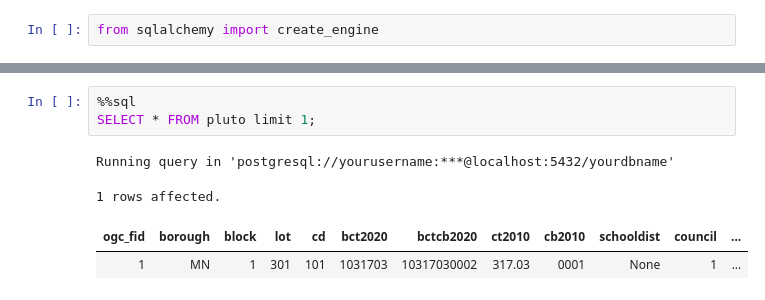
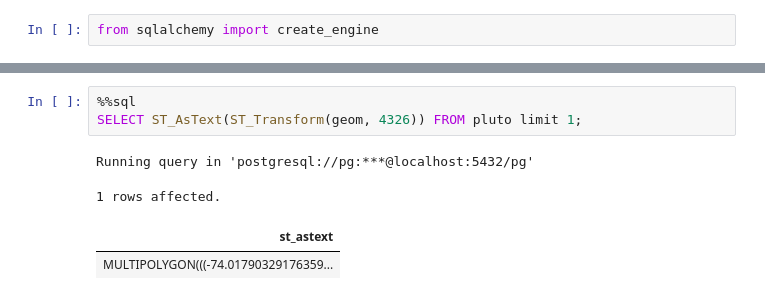
Before and after one commit to SPTKL/experiment-pluto-in-duckdb, a Jupyter notebook: pg.ipynb, the cells around one changed output, grey strips where cells are left out. Cells and saved outputs as stored; diff of their text form.

```diff
--- a/pg.ipynb
+++ b/pg.ipynb
@@ -19,8 +10,8 @@ If you need help solving this issue, send us a message: https://ploomber.io/comm
 # %%
 %%sql
-SELECT * FROM pluto limit 1;
+SELECT ST_AsText(ST_Transform(geom, 4326)) FROM pluto limit 1;
 # %% [output]
-Running query in 'postgresql://yourusername:***@localhost:5432/yourdbname'
+Running query in 'postgresql://pg:***@localhost:5432/pg'
 1 rows affected.
-| ogc_fid | borough | block | lot | cd | bct2020 | bctcb2020 | ct2010 | cb2010 | schooldist | council | ... |
-| 1 | MN | 1 | 301 | 101 | 1031703 | 10317030002 | 317.03 | 0001 | None | 1 | ... |
+| st_astext |
+| MULTIPOLYGON(((-74.01790329176359... |
```
Also changed, not shown: parts of 5 cells of this notebook, 2 other files.
